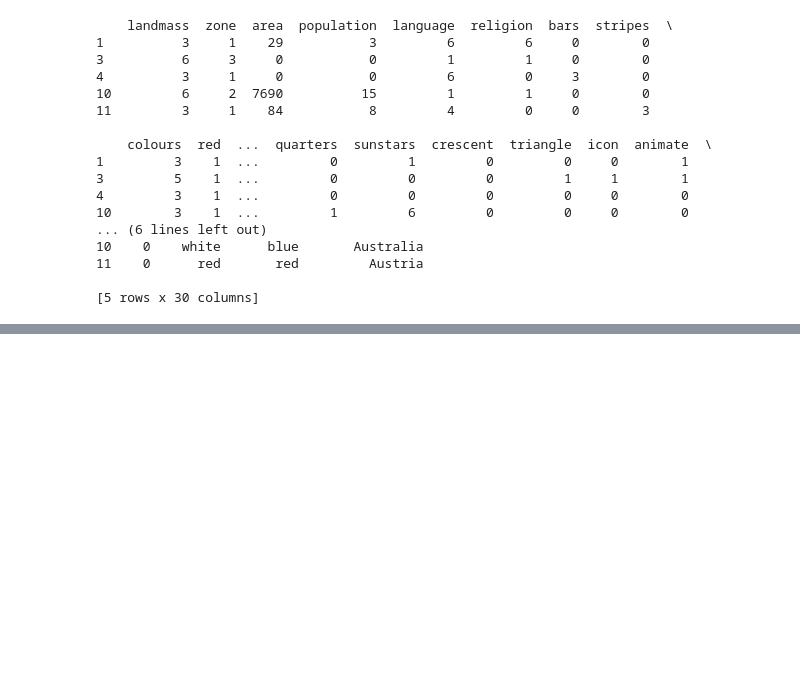
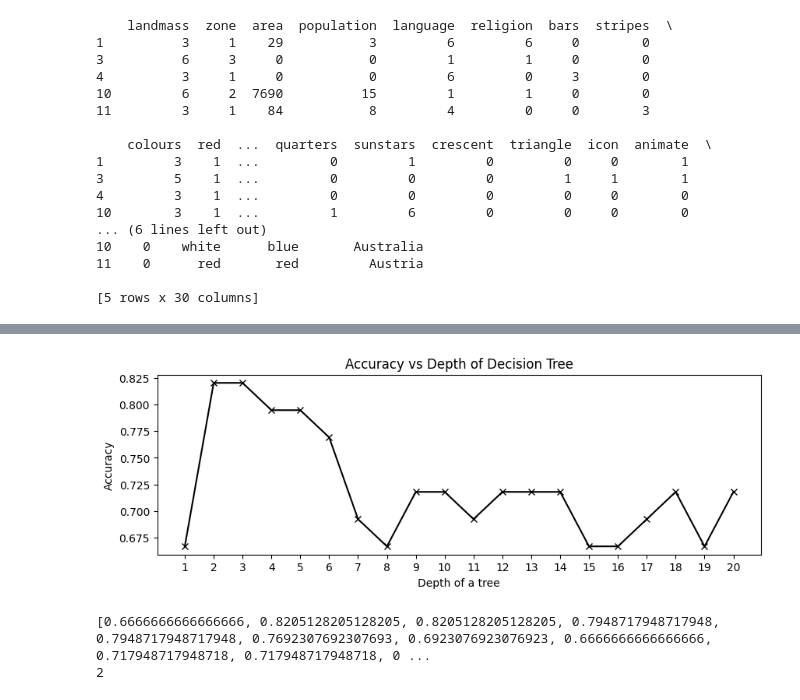
Before and after one commit to lampnis/decision-trees, a Jupyter notebook: notebook.ipynb, the cells around one changed output, grey strips where cells are left out. Drawn from its saved outputs; the diff is of its cells as text; code cells hidden in the pictures; blank space fills up the shorter version.

```diff
--- a/notebook.ipynb
+++ b/notebook.ipynb
@@ -81,0 +118,4 @@ print(df_36.head())
+# %%
+#Create labels for only Europe and Oceania
+labels = (df['landmass'].isin([3, 6]))*1
+print(labels)
@@ -81,0 +157,4 @@ print(df_36.head())
+# %%
+#Create dummy variables for categorical predictors
+data = pd.get_dummies(df[var])
+print(data.columns)
@@ -81,0 +168,3 @@ print(df_36.head())
+# %%
+#Split data into a train and test set
+x_train, x_test, y_train, y_test = train_test_split(data, labels, test_size=0.2)
@@ -82 +191,28 @@ print(df_36.head())
+# %%
+#Fit a decision tree for max_depth values 1-20; save the accuracy score in acc_depth
+depths = range(1, 21)
+acc_depth = []
+for depth in depths:
+    dtree = DecisionTreeClassifier(max_depth=depth)
+    dtree.fit(x_train, y_train)
+    acc_depth.append(dtree.score(x_test, y_test))
+# %%
+#Plot the accuracy vs depth
+plt.figure(figsize=(10, 3))
+plt.plot(depths, acc_depth, 'kx-')
+plt.xlabel('Depth of a tree')
+plt.ylabel('Accuracy')
+plt.title('Accuracy vs Depth of Decision Tree')
+plt.xticks(depths)
+plt.show()
+# %% [output]
+[figure, added]
+# %%
+#Find the largest accuracy and the depth this occurs
+largest_acc = np.argmax(acc_depth)
+print(acc_depth)
+print(largest_acc+1)
+# %% [output]
+[0.6666666666666666, 0.8205128205128205, 0.8205128205128205, 0.7948717948717948, 0.7948717948717948, 0.7692307692307693, 0.6923076923076923, 0.6666666666666666, 0.717948717948718, 0.717948717948718, 0 ...
+2
 # %%
```
Also changed, not shown: parts of 8 cells of this notebook.
